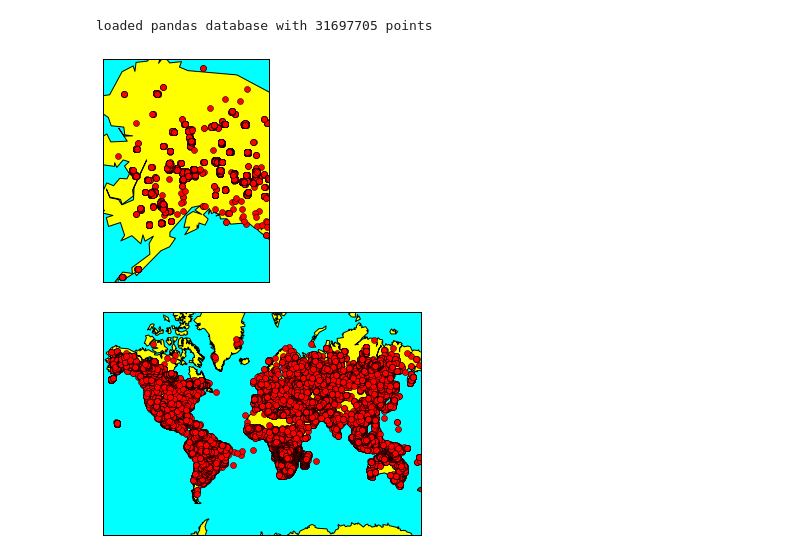
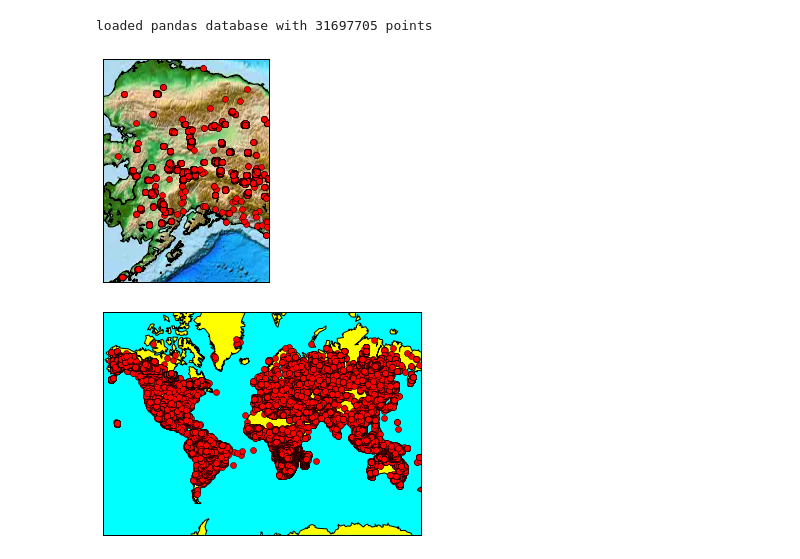
Before and after one commit to UCIDataLab/fire_prediction, a Jupyter notebook: exploratory/fire_exploration_031717.ipynb, the cells around one changed output. Drawn from its saved outputs; the diff is of its cells as text; code cells hidden in the pictures.

```diff
--- a/fire_exploration_031717.ipynb
+++ b/exploratory/fire_exploration_031717.ipynb
@@ -17,24 +17,26 @@ loaded pandas database with 31697705 points
 # %%
 # Let's try out basemap!
 ak_bb = [55, 71, -165, -138]
 mp = Basemap(projection="merc",
               lat_0=55, lon_0=-165,
               llcrnrlat=55,
               llcrnrlon=-165,
               urcrnrlat=71,
-              urcrnrlon=-138)
+              urcrnrlon=-138,
+              resolution='i')
+mp.etopo()
 mp.drawmapboundary(fill_color='aqua')
-mp.fillcontinents(color='yellow',lake_color='aqua')
+#mp.fillcontinents(color='yellow',lake_color='aqua')
 mp.drawcoastlines()
 
 ak_fires = modis[(modis.lat < 71) & (modis.lat > 55) & (modis.long > -165) & (modis.long < -138)]
 ak_summer_fires = ak_fires[(ak_fires.year == 2013) & (ak_fires.month >= 6) & (ak_fires.month <= 8)]
 #mp_long, mp_lat = mp(ak_summer_fires.long, ak_summer_fires.lat)
 mp_long, mp_lat = mp(np.array(ak_summer_fires.long), np.array(ak_summer_fires.lat))
 mp.plot(mp_long, mp_lat, 'ro')
 plt.show()
 # %% [output]
-[figure, old version]
+[figure, new version]
 # %%
 # Let's plot the whole world for the lulz during one month
 mp = Basemap(projection="merc",
```
Also changed, not shown: parts of 1 cell of this notebook, 10 other files.
